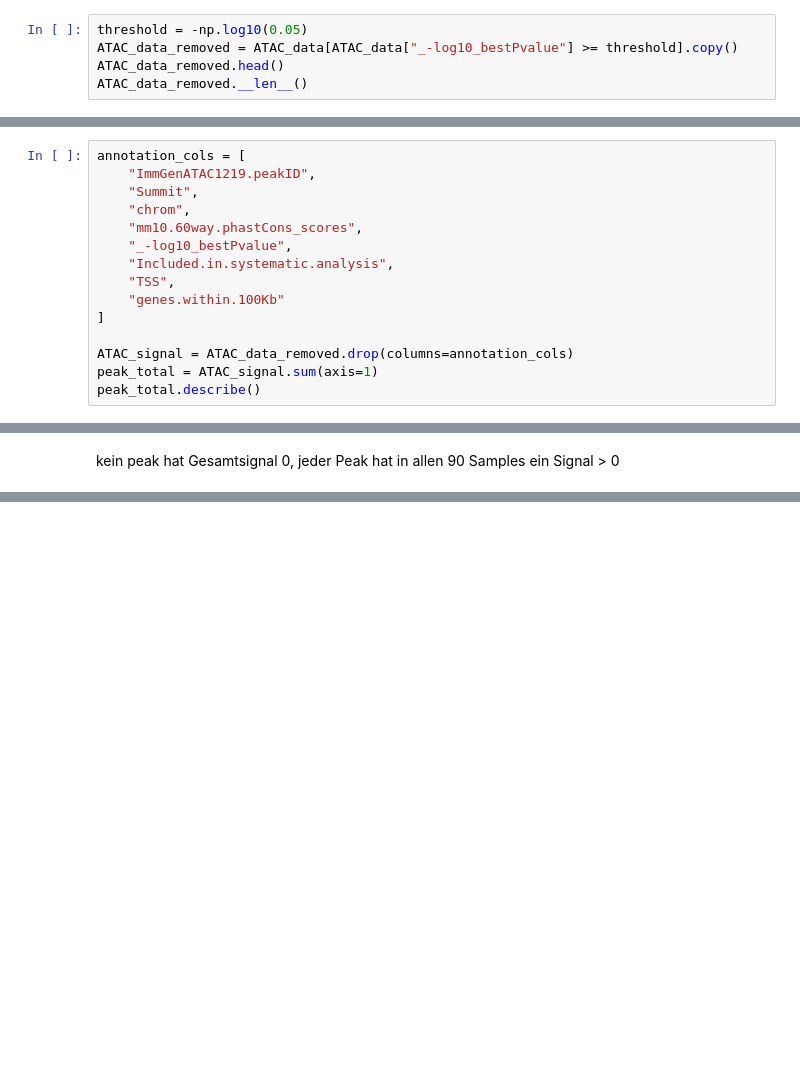
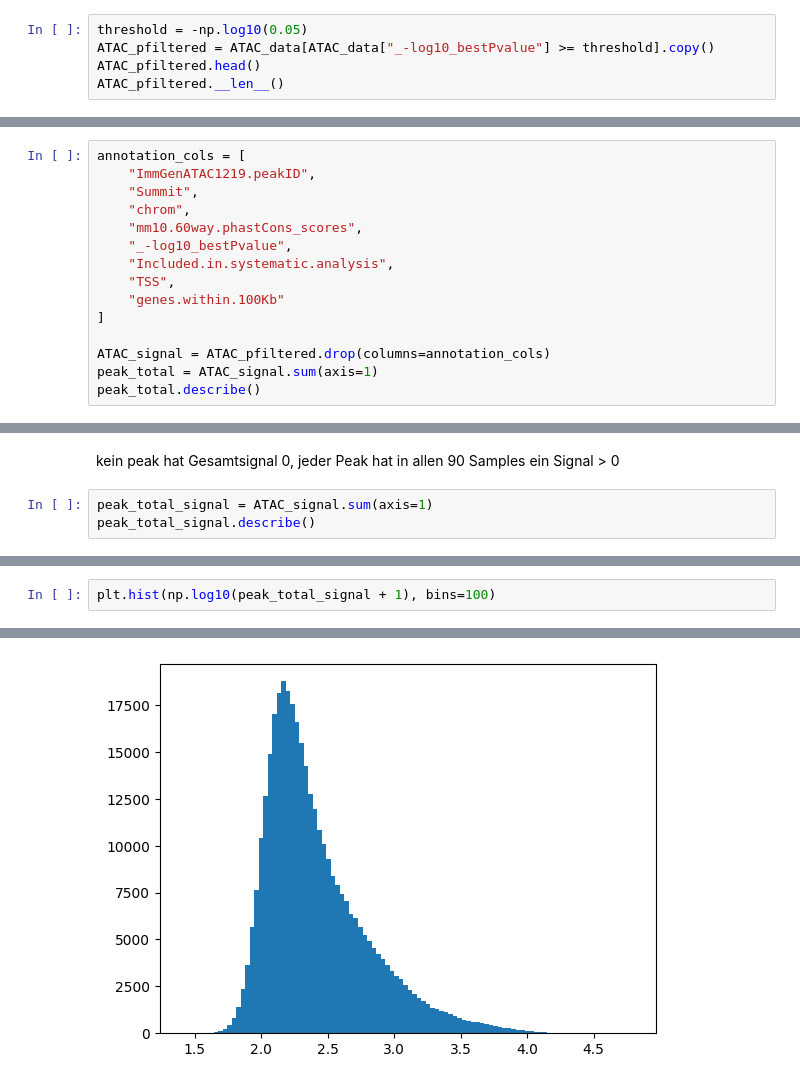
Before and after one commit to datascience-mobi-2026/topic04_team03, a Jupyter notebook: jupyter_rosa.ipynb, the cells around one changed output, grey strips where cells are left out. Saved outputs shown, nothing was run; the diff lists cells and outputs as text; blank space fills up the shorter version.

```diff
--- a/jupyter_rosa.ipynb
+++ b/jupyter_rosa.ipynb
@@ -235,8 +235,8 @@ Wir haben die blacklisted Gene als Tabelle auslesen lassen und dann die Startnum
 # %%
 threshold = -np.log10(0.05)
-ATAC_data_removed = ATAC_data[ATAC_data["_-log10_bestPvalue"] >= threshold].copy()
-ATAC_data_removed.head()
-ATAC_data_removed.__len__()
+ATAC_pfiltered = ATAC_data[ATAC_data["_-log10_bestPvalue"] >= threshold].copy()
+ATAC_pfiltered.head()
+ATAC_pfiltered.__len__()
 # %% [output]
 362330
 # %% [markdown]
@@ -453,7 +514,7 @@ annotation_cols = [
     "genes.within.100Kb"
 ]
 
-ATAC_signal = ATAC_data_removed.drop(columns=annotation_cols)
+ATAC_signal = ATAC_pfiltered.drop(columns=annotation_cols)
 peak_total = ATAC_signal.sum(axis=1)
 peak_total.describe()
 # %% [output]
@@ -496,3 +557,6 @@ max          90.0
 dtype: float64
 # %% [markdown]
 kein peak hat Gesamtsignal 0, jeder Peak hat in allen 90 Samples ein Signal > 0
+# %%
+peak_total_signal = ATAC_signal.sum(axis=1)
+peak_total_signal.describe()
@@ -498,0 +573,3 @@ kein peak hat Gesamtsignal 0, jeder Peak hat in allen 90 Samples ein Signal > 0
+# %%
+plt.hist(np.log10(peak_total_signal + 1), bins=100)
+# %% [output]
@@ -499 +593,2 @@ kein peak hat Gesamtsignal 0, jeder Peak hat in allen 90 Samples ein Signal > 0
+[figure, added]
 # %% [markdown]
```
Also changed, not shown: parts of 84 cells of this notebook.
